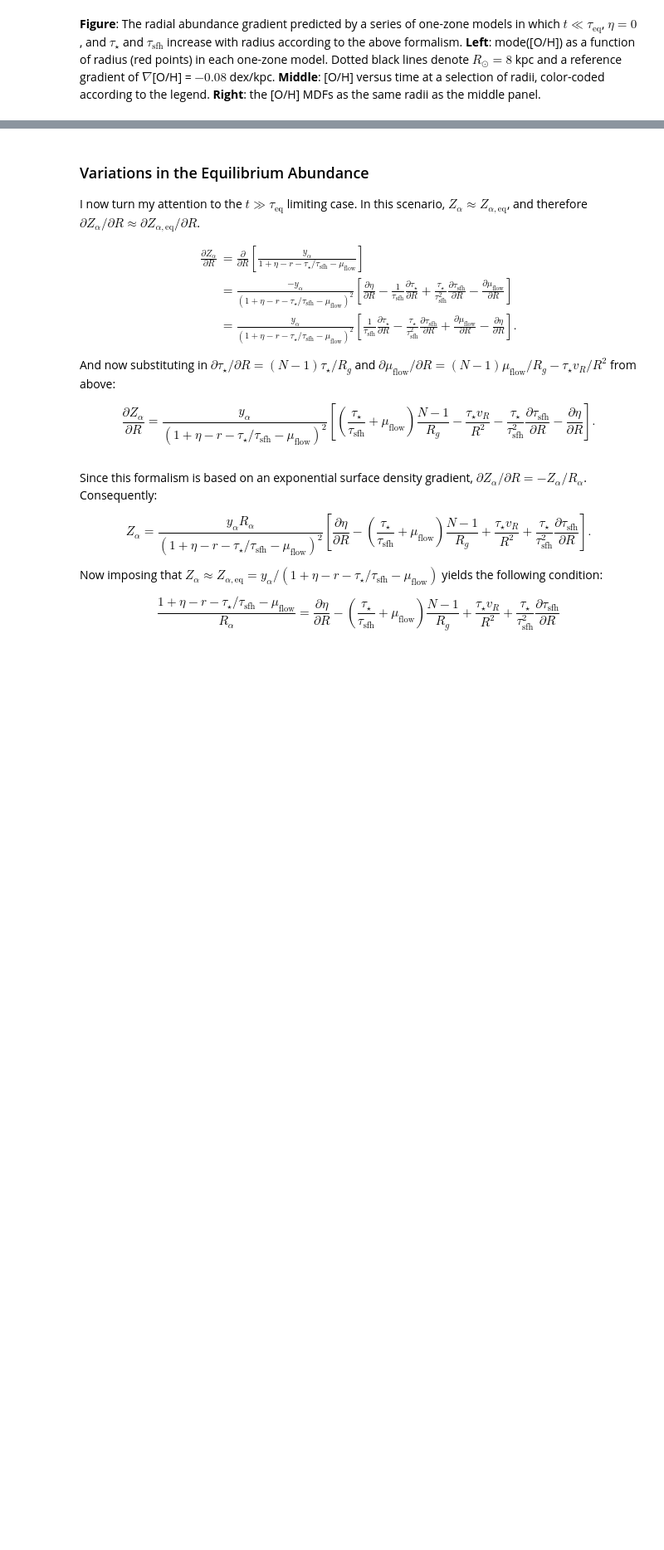
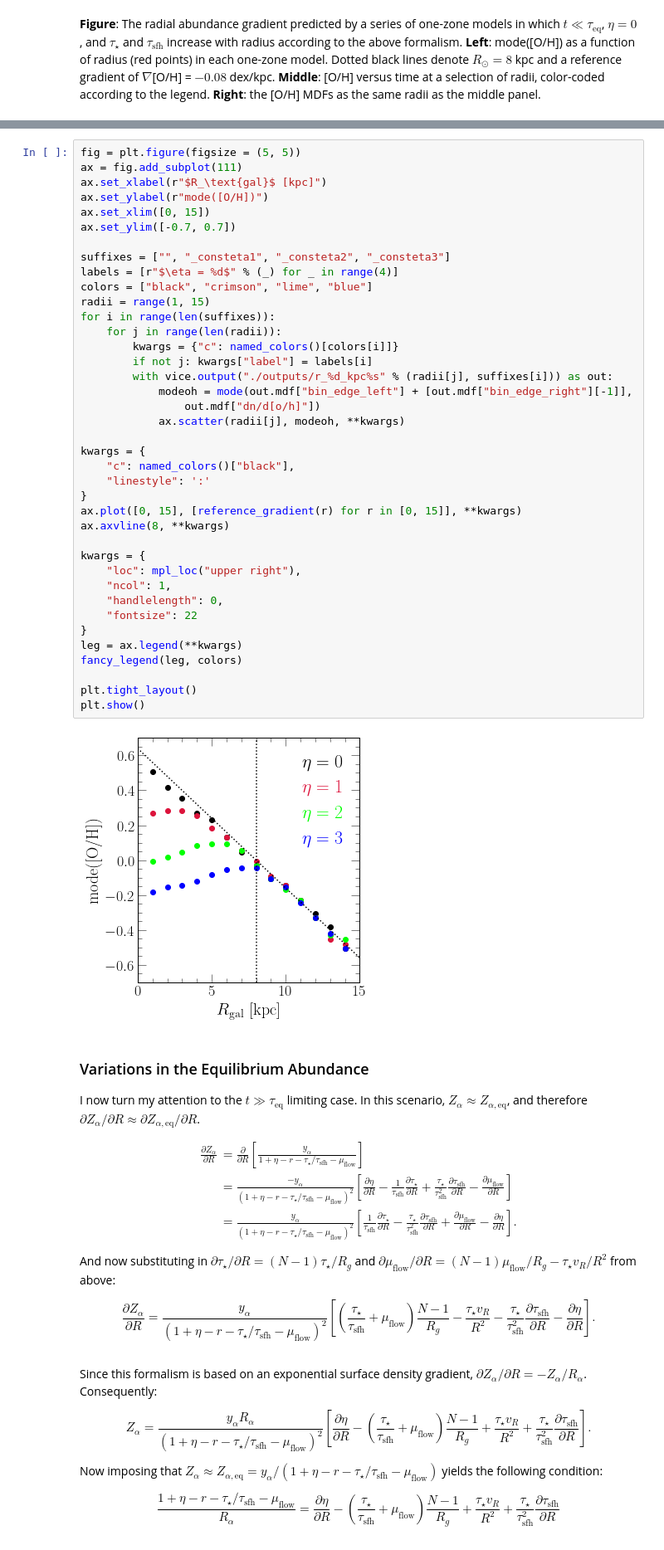
Before and after one commit to giganano/outflows, a Jupyter notebook: notebooks/radialflows.ipynb, the cells around one changed output, grey strips where cells are left out. Shown: that part at 83% size. Drawn from its saved outputs; the diff is of its cells as text; blank space fills up the shorter version.

```diff
--- a/notebooks/radialflows.ipynb
+++ b/notebooks/radialflows.ipynb
@@ -913,3 +1001,44 @@ plt.show()
+# %%
+fig = plt.figure(figsize = (5, 5))
+ax = fig.add_subplot(111)
+ax.set_xlabel(r"$R_\text{gal}$ [kpc]")
+ax.set_ylabel(r"mode([O/H])")
+ax.set_xlim([0, 15])
+ax.set_ylim([-0.7, 0.7])
+
+suffixes = ["", "_consteta1", "_consteta2", "_consteta3"]
+labels = [r"$\eta = %d$" % (_) for _ in range(4)]
+colors = ["black", "crimson", "lime", "blue"]
+radii = range(1, 15)
+for i in range(len(suffixes)):
+    for j in range(len(radii)):
+        kwargs = {"c": named_colors()[colors[i]]}
+        if not j: kwargs["label"] = labels[i]
+        with vice.output("./outputs/r_%d_kpc%s" % (radii[j], suffixes[i])) as out:
+            modeoh = mode(out.mdf["bin_edge_left"] + [out.mdf["bin_edge_right"][-1]],
+                out.mdf["dn/d[o/h]"])
+            ax.scatter(radii[j], modeoh, **kwargs)
+
+kwargs = {
+    "c": named_colors()["black"],
+    "linestyle": ':'
+}
+ax.plot([0, 15], [reference_gradient(r) for r in [0, 15]], **kwargs)
+ax.axvline(8, **kwargs)
+
+kwargs = {
+    "loc": mpl_loc("upper right"),
+    "ncol": 1,
+    "handlelength": 0,
+    "fontsize": 22
+}
+leg = ax.legend(**kwargs)
+fancy_legend(leg, colors)
+
+plt.tight_layout()
+plt.show()
+# %% [output]
+[figure, added]
 # %% [markdown]
 ### Variations in the Equilibrium Abundance
 
```
Also changed, not shown: parts of 11 cells of this notebook, 4 other files.
